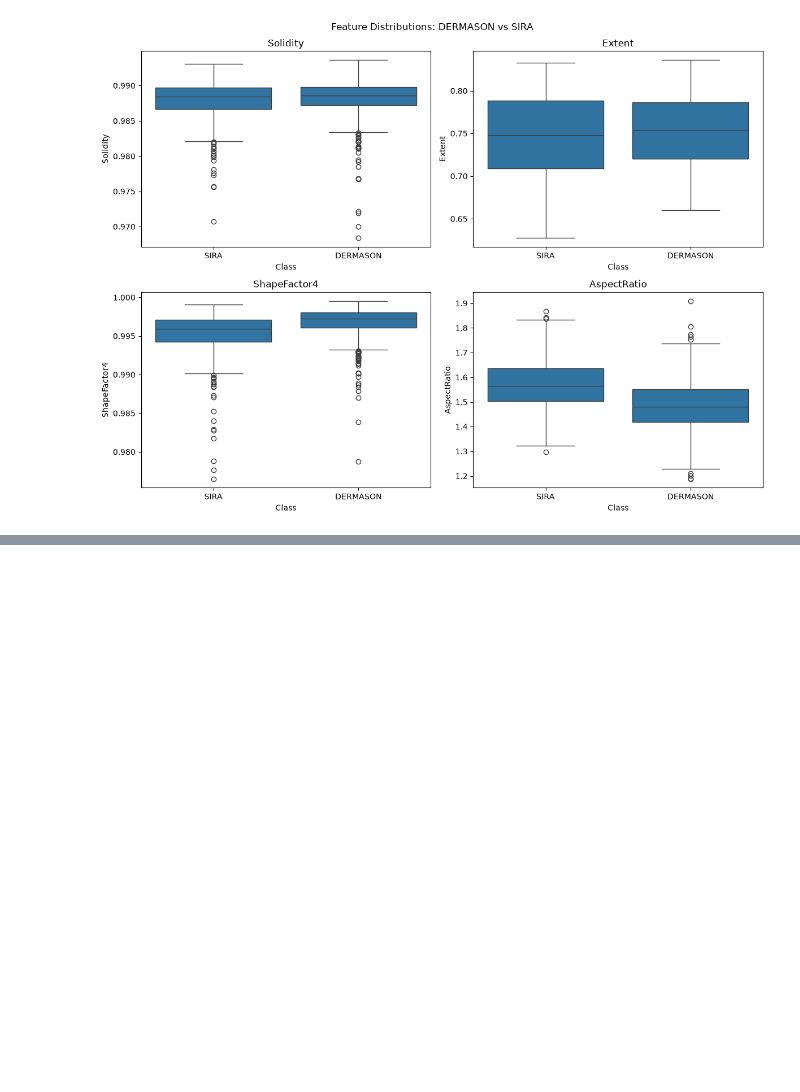
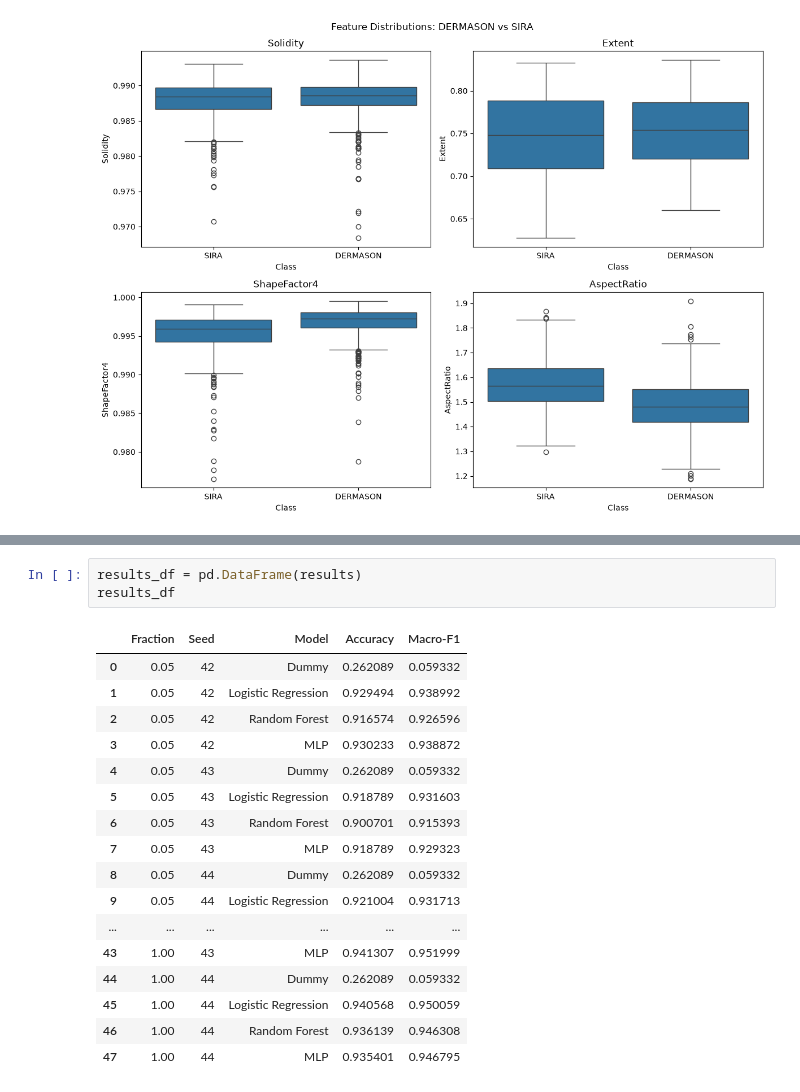
Before and after one commit to itskimheng/IAI_Lab_Intro_Assignment_1, a Jupyter notebook: main.ipynb, the cells around one changed output, grey strips where cells are left out. Drawn from its saved outputs; the diff is of its cells as text; blank space fills up the shorter version.

```diff
--- a/main.ipynb
+++ b/main.ipynb
@@ -1047,0 +1171,21 @@ Name: count, dtype: int64
+# %%
+results_df = pd.DataFrame(results)
+results_df
+# %% [output]
+|  | Fraction | Seed | Model | Accuracy | Macro-F1 |
+| 0 | 0.05 | 42 | Dummy | 0.262089 | 0.059332 |
+| 1 | 0.05 | 42 | Logistic Regression | 0.929494 | 0.938992 |
+| 2 | 0.05 | 42 | Random Forest | 0.916574 | 0.926596 |
+| 3 | 0.05 | 42 | MLP | 0.930233 | 0.938872 |
+| 4 | 0.05 | 43 | Dummy | 0.262089 | 0.059332 |
+| 5 | 0.05 | 43 | Logistic Regression | 0.918789 | 0.931603 |
+| 6 | 0.05 | 43 | Random Forest | 0.900701 | 0.915393 |
+| 7 | 0.05 | 43 | MLP | 0.918789 | 0.929323 |
+| 8 | 0.05 | 44 | Dummy | 0.262089 | 0.059332 |
+| 9 | 0.05 | 44 | Logistic Regression | 0.921004 | 0.931713 |
+| ... | ... | ... | ... | ... | ... |
+| 43 | 1.00 | 43 | MLP | 0.941307 | 0.951999 |
+| 44 | 1.00 | 44 | Dummy | 0.262089 | 0.059332 |
+| 45 | 1.00 | 44 | Logistic Regression | 0.940568 | 0.950059 |
+| 46 | 1.00 | 44 | Random Forest | 0.936139 | 0.946308 |
+| 47 | 1.00 | 44 | MLP | 0.935401 | 0.946795 |
```
Also changed, not shown: parts of 32 cells of this notebook.
